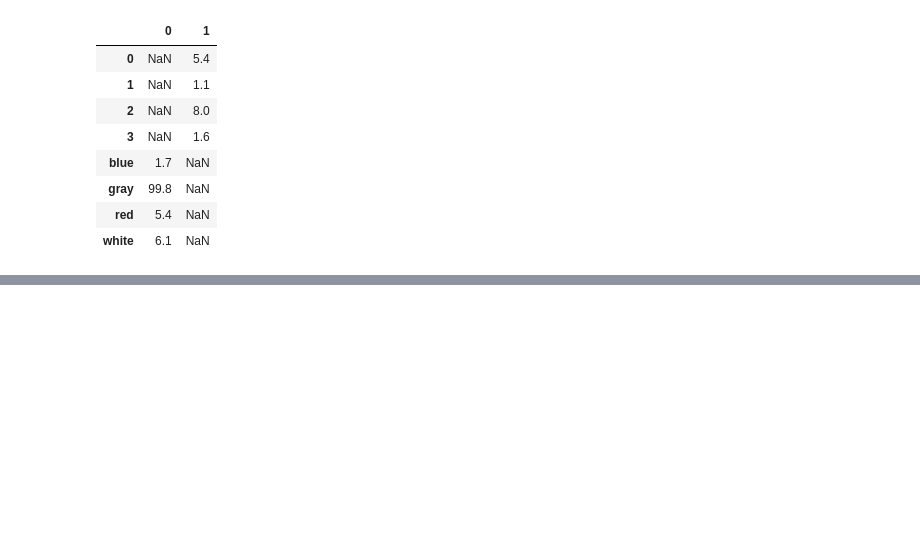
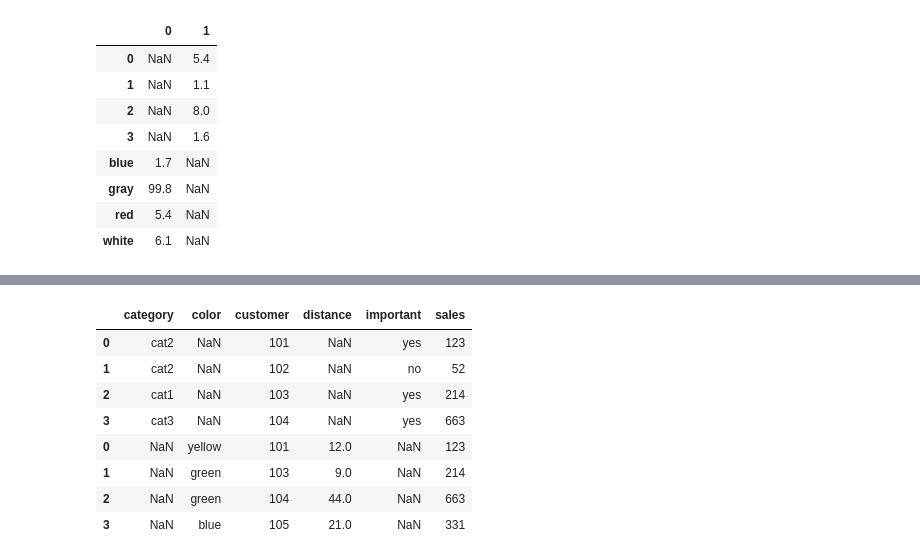
Before and after one commit to AdicherlaVenkataSai/dissertation, a Jupyter notebook: Numpy_Pandas.ipynb, the cells around one changed output, grey strips where cells are left out. Saved outputs shown, nothing was run; the diff lists cells and outputs as text; code cells hidden in the pictures; blank space fills up the shorter version.

```diff
--- a/Numpy_Pandas.ipynb
+++ b/Numpy_Pandas.ipynb
@@ -380,0 +414,13 @@ df5
+# %%
+pd.concat([df7, df8], axis= 0, sort = True)
+# organises cols in aplhabetical order
+# %% [output]
+|  | category | color | customer | distance | important | sales |
+| 0 | cat2 | NaN | 101 | NaN | yes | 123 |
+| 1 | cat2 | NaN | 102 | NaN | no | 52 |
+| 2 | cat1 | NaN | 103 | NaN | yes | 214 |
+| 3 | cat3 | NaN | 104 | NaN | yes | 663 |
+| 0 | NaN | yellow | 101 | 12.0 | NaN | 123 |
+| 1 | NaN | green | 103 | 9.0 | NaN | 214 |
+| 2 | NaN | green | 104 | 44.0 | NaN | 663 |
+| 3 | NaN | blue | 105 | 21.0 | NaN | 331 |
```
Also changed, not shown: parts of 69 cells of this notebook.
